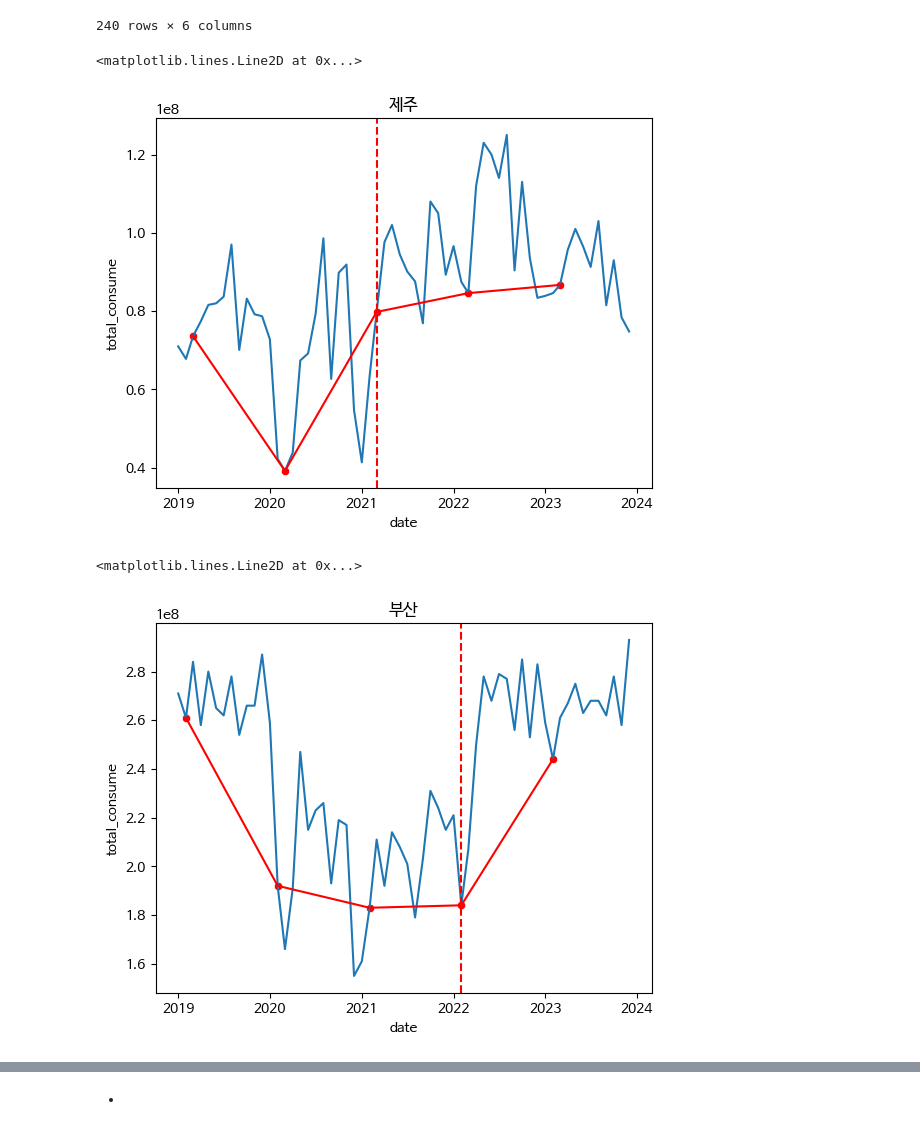
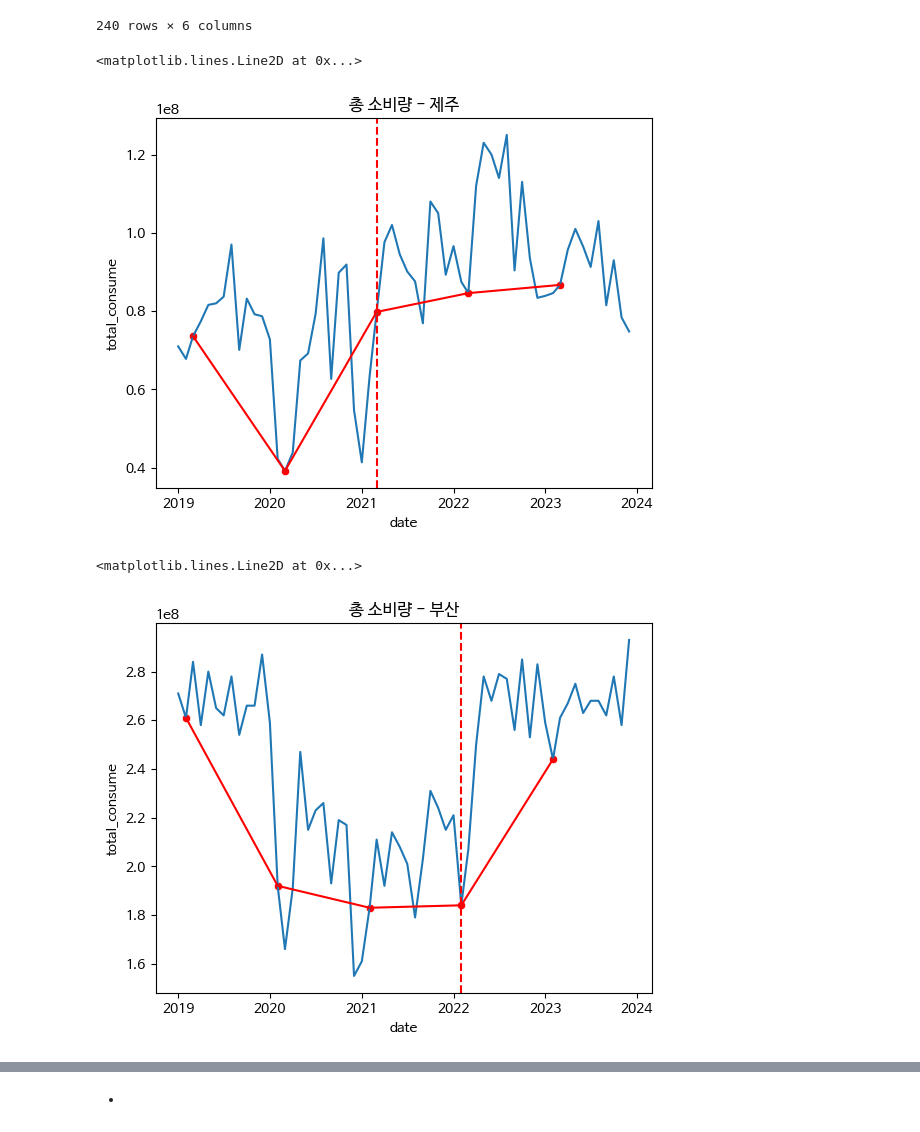
Before and after one commit to nohjuhyeon/AI_LKJ_hubs_fastapi, a Jupyter notebook: data_analysis/tour_pass/yj_tourpass_consume.ipynb, the cells around one changed output, grey strips where cells are left out. Cells and saved outputs as stored; diff of their text form; code cells hidden in the pictures.

```diff
--- a/data_analysis/tour_pass/yj_tourpass_consume.ipynb
+++ b/data_analysis/tour_pass/yj_tourpass_consume.ipynb
@@ -124,15 +124,15 @@ grouped2 = df_tourpass_consume.query("region == '제주' and date_month == 3")
 highlight_date = pd.to_datetime('2021-03-01')
 highlight_data = grouped[grouped['date'] == highlight_date]
 # %%
-plt.title("제주")
+plt.title("총 소비량 - 제주")
 
 sns.lineplot(data=grouped, x='date', y='total_consume')
 sns.lineplot(data=grouped2, x='date', y='total_consume', color='red')
 sns.scatterplot(data=grouped2, x='date', y='total_consume', color='red')
 plt.axvline(x=highlight_date, color='red', linestyle='--')
 # %% [output]
 <matplotlib.lines.Line2D at 0x...>
-[figure, old version]
+[figure, new version]
 # %%
 grouped = df_tourpass_consume.query("region == '부산'")
 grouped2 = df_tourpass_consume.query("region == '부산' and date_month == 2")
@@ -140,7 +140,7 @@ grouped2 = df_tourpass_consume.query("region == '부산' and date_month == 2")
 highlight_date = pd.to_datetime('2022-02-01')
 highlight_data = grouped[grouped['date'] == highlight_date]
 # %%
-plt.title("부산")
+plt.title("총 소비량 - 부산")
 
 sns.lineplot(data=grouped, x='date', y='total_consume')
 sns.lineplot(data=grouped2, x='date', y='total_consume', color='red')
@@ -148,7 +148,7 @@ sns.scatterplot(data=grouped2, x='date', y='total_consume', color='red')
 plt.axvline(x=highlight_date, color='red', linestyle='--')
 # %% [output]
 <matplotlib.lines.Line2D at 0x...>
-[figure, old version]
+[figure, new version]
 # %%
 grouped = df_tourpass_consume.query("region == '강원'")
 grouped2 = df_tourpass_consume.query("region == '강원' and date_month == 7")
```
Also changed, not shown: parts of 2 cells of this notebook, 2 other files.
